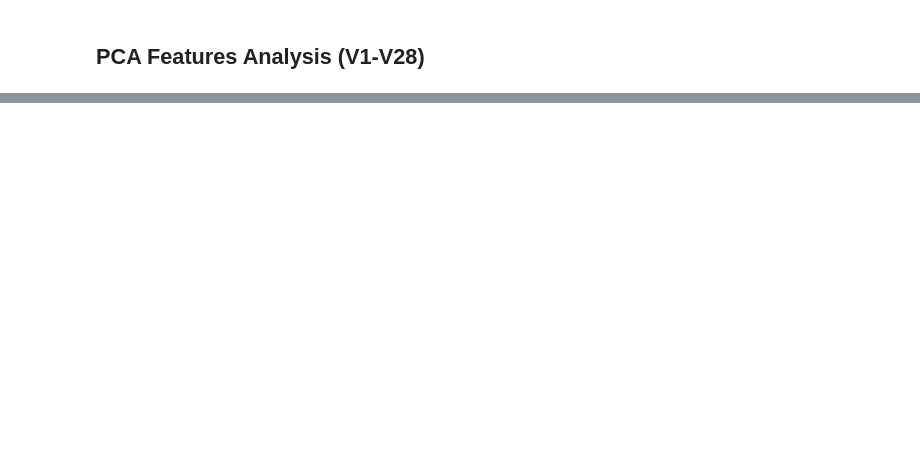
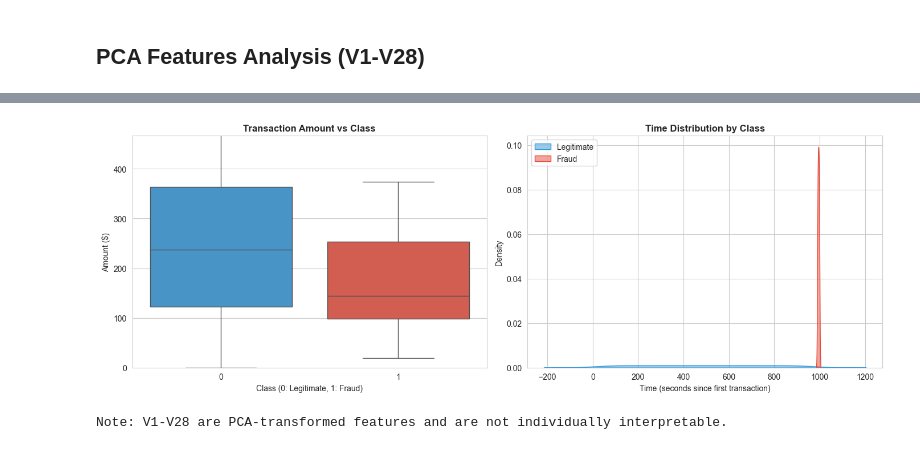
Before and after one commit to Leul4ever/fraud-detection, a Jupyter notebook: notebooks/eda-creditcard.ipynb, the cells around one changed output, grey strips where cells are left out. Saved outputs shown, nothing was run; the diff lists cells and outputs as text; code cells hidden in the pictures; blank space fills up the shorter version.

```diff
--- a/notebooks/eda-creditcard.ipynb
+++ b/notebooks/eda-creditcard.ipynb
@@ -62,0 +82,28 @@ plt.show()
+# %%
+fig, axes = plt.subplots(1, 2, figsize=(14, 5))
+
+# Amount vs Class
+sns.boxplot(data=df, x='Class', y='Amount', ax=axes[0], palette=['#3498db', '#e74c3c'])
+axes[0].set_title('Transaction Amount vs Class', fontweight='bold')
+axes[0].set_xlabel('Class (0: Legitimate, 1: Fraud)')
+axes[0].set_ylabel('Amount ($)')
+axes[0].set_ylim(0, df['Amount'].quantile(0.95))
+
+# Time vs Class (KDE)
+fraud_time = df[df['Class'] == 1]['Time']
+legit_time = df[df['Class'] == 0]['Time']
+sns.kdeplot(data=legit_time, ax=axes[1], label='Legitimate', color='#3498db', fill=True, alpha=0.5)
+sns.kdeplot(data=fraud_time, ax=axes[1], label='Fraud', color='#e74c3c', fill=True, alpha=0.5)
+axes[1].set_title('Time Distribution by Class', fontweight='bold')
+axes[1].set_xlabel('Time (seconds since first transaction)')
+axes[1].set_ylabel('Density')
+axes[1].legend()
+
+plt.tight_layout()
+plt.savefig('../reports/figures/creditcard_bivariate_analysis.png', dpi=300, bbox_inches='tight')
+plt.show()
+
+print("Note: V1-V28 are PCA-transformed features and are not individually interpretable.")
+# %% [output]
+[figure, added]
+Note: V1-V28 are PCA-transformed features and are not individually interpretable.
```
Also changed, not shown: parts of 11 cells of this notebook, 14 other files.
